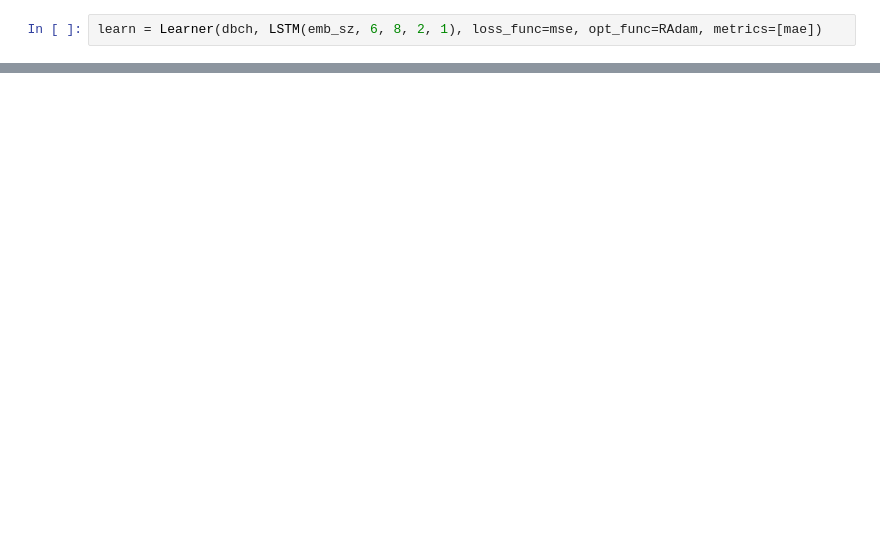
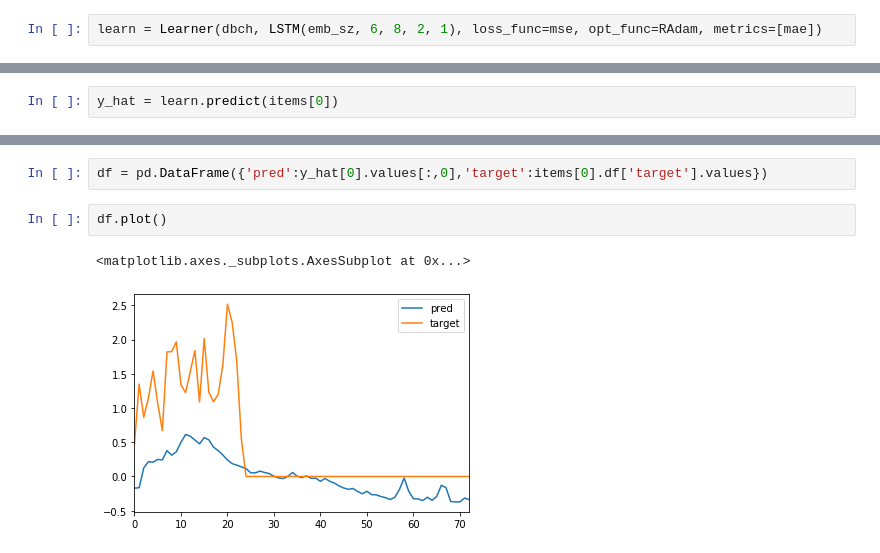
Before and after one commit to takotab/time-series-testing, a Jupyter notebook: nbs/_v2_seq_seq.ipynb, the cells around one changed output, grey strips where cells are left out. Saved outputs shown, nothing was run; the diff lists cells and outputs as text; blank space fills up the shorter version.

```diff
--- a/nbs/_v2_seq_seq.ipynb
+++ b/nbs/_v2_seq_seq.ipynb
@@ -612,0 +638,2 @@ learn.validate()
+# %%
+y_hat = learn.predict(items[0])
@@ -612,0 +642,7 @@ learn.validate()
+# %%
+df = pd.DataFrame({'pred':y_hat[0].values[:,0],'target':items[0].df['target'].values})
+# %%
+df.plot()
+# %% [output]
+<matplotlib.axes._subplots.AxesSubplot at 0x...>
+[figure, added]
```
Also changed, not shown: parts of 31 cells of this notebook.
